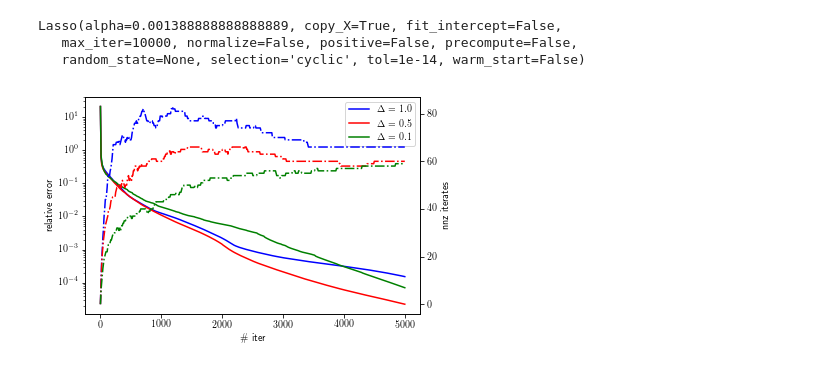
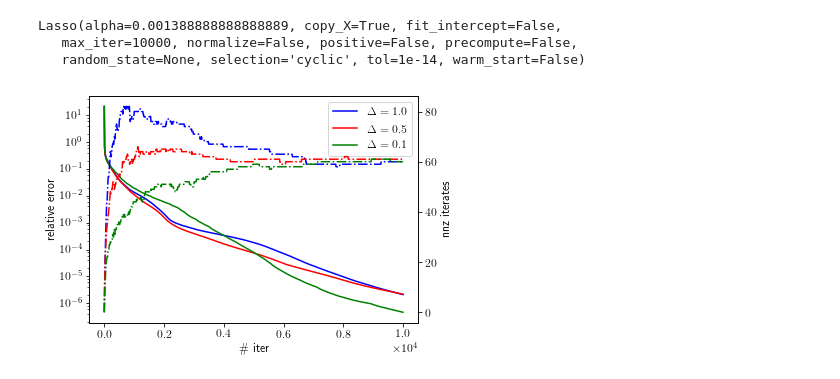
Before and after one commit to fanghgit/Greed_Meets_Sparsity, a Jupyter notebook: code/experiments.ipynb, the cells around one changed output. Cells and saved outputs as stored; diff of their text form; code cells hidden in the pictures.

```diff
--- a/code/experiments.ipynb
+++ b/code/experiments.ipynb
@@ -46,6 +49,9 @@ optimization finished!
 # %% [markdown]
 ### Reproduce Figure 1 (a)
 # %%
+matplotlib.rcParams.update({'font.size': 18})
+matplotlib.rc('xtick', labelsize=18)
+matplotlib.rc('ytick', labelsize=18)
 plt.rc('text', usetex=True)
 
 #plt.plot( model1.n_inactive )
@@ -55,5 +61,7 @@ plt.xlim([0, 40])
 plt.xlabel('\# iter')
 plt.ylabel('\# inactive')
 plt.title('\# inactive v.s. \# iter')
+plt.tight_layout()
+#plt.savefig('pic/inactive_plot_large.png', dpi=300)
 plt.show()
 # %% [output]
@@ -79,0 +128,13 @@ plt.show()
+# %%
+matplotlib.rcParams.update({'font.size': 16})
+plt.rc('text', usetex=True)
+
+it = np.linspace( 0, 29, 30 )
+plt.plot( it, mu_1_list, label=r"approximate $  \mu_1^{( \tau + i ) }$" )
+plt.plot( it, global_mu1*np.ones(len(it)), '-.' , label=r"global $\mu_1$")
+plt.legend()
+plt.ylabel(r"approximate $  \mu_1^{( \tau + i ) }$")
+plt.xlabel(r"$i$")
+plt.show()
+#plt.tight_layout()
+#plt.savefig("pic/mu_1_plot.png", dpi=300)
@@ -99,6 +164,6 @@ plt.show()
 # %%
 import pandas as pd
-df=pd.read_csv('../../datasets/leukemia/leukemia_big.csv', sep=',',header=0)
+df=pd.read_csv('../datasets/leukemia_big.csv', sep=',',header=0)
 # %%
 hd = list(df)
 y = [ float( 'ALL' in res ) for res in hd ]
@@ -114,11 +179,11 @@ X = normalize(X.T).T
 # %% [markdown]
 ### Run $\Delta$-GCD for a LASSO problem with the dataset leukemia.
 # %%
-model1 = lasso_gcd(maxiter=int(5e3), lamb = 1e-1, delta=1.0, verbose = True)
+model1 = lasso_gcd(maxiter=int(1e4), lamb = 1e-1, delta=np.sqrt(1.0), verbose = True)
 model1.fit(X, y)
-model2 = lasso_gcd(maxiter=int(5e3), lamb = 1e-1, delta=0.5, verbose = True)
+model2 = lasso_gcd(maxiter=int(1e4), lamb = 1e-1, delta=np.sqrt(0.5), verbose = True)
 model2.fit(X, y)
-model3 = lasso_gcd(maxiter=int(5e3), lamb = 1e-1, delta=0.1, verbose = True)
+model3 = lasso_gcd(maxiter=int(1e4), lamb = 1e-1, delta=np.sqrt(0.1), verbose = True)
 model3.fit(X, y)
 # %% [output]
 optimization finished!
@@ -134,6 +199,10 @@ Lasso(alpha=0.001388888888888889, copy_X=True, fit_intercept=False,
    max_iter=10000, normalize=False, positive=False, precompute=False,
    random_state=None, selection='cyclic', tol=1e-14, warm_start=False)
 # %%
+matplotlib.rcParams.update({'font.size': 12})
+matplotlib.rc('xtick', labelsize=12)
+matplotlib.rc('ytick', labelsize=12)
+
 xx = model.coef_
 exact_obj = 0.5*np.linalg.norm( np.dot(X, xx) - y, 2 )**2 + 1e-1*np.linalg.norm( xx, 1 )
 obj1 = model1.obj_list
@@ -142,38 +211,39 @@ obj3 = model3.obj_list
 rel_error1 = (obj1 - exact_obj) / exact_obj
 rel_error2 = (obj2 - exact_obj) / exact_obj
 rel_error3 = (obj3 - exact_obj) / exact_obj
-it = np.linspace( 0, 5000, 500 )
+it = np.linspace( 0, 10000, 1000 )
 #print(obj1[-1])
 
 
 fig, ax1 = plt.subplots()
 
 ax1.semilogy(it, rel_error1, 'b-', label = r"$\Delta = 1.0$")
 ax1.semilogy(it, rel_error2, 'r-', label = r"$\Delta = 0.5$")
 ax1.semilogy(it, rel_error3, 'g-', label = r"$\Delta = 0.1$")
 #ax1.set_ylim([1e-3, 1e1])
 plt.legend()
 
 # ax1.set_xlabel('time (s)')
 # # Make the y-axis label, ticks and tick labels match the line color.
 ax1.set_ylabel('relative error')
 ax1.set_xlabel(r'\# iter')
 
 #ax1.tick_params('relative error')
 
 
 ax2 = ax1.twinx()
 ax2.plot(it, model1.nnz_sol, 'b-.')
 ax2.plot(it, model2.nnz_sol, 'r-.')
 ax2.plot(it, model3.nnz_sol, 'g-.')
 
 
 ax2.set_ylabel('nnz iterates')
 ax2.tick_params('nnz iterates')
 
 plt.ticklabel_format(style='sci', axis='x', scilimits=(1,4))
 
-fig.tight_layout
+plt.tight_layout()
 plt.show()
+#plt.savefig("pic/leuk_lasso_1e-2.png", dpi=300)
 # %% [output]
-[figure, old version]
+[figure, new version]
```
Also changed, not shown: parts of 11 cells of this notebook.
